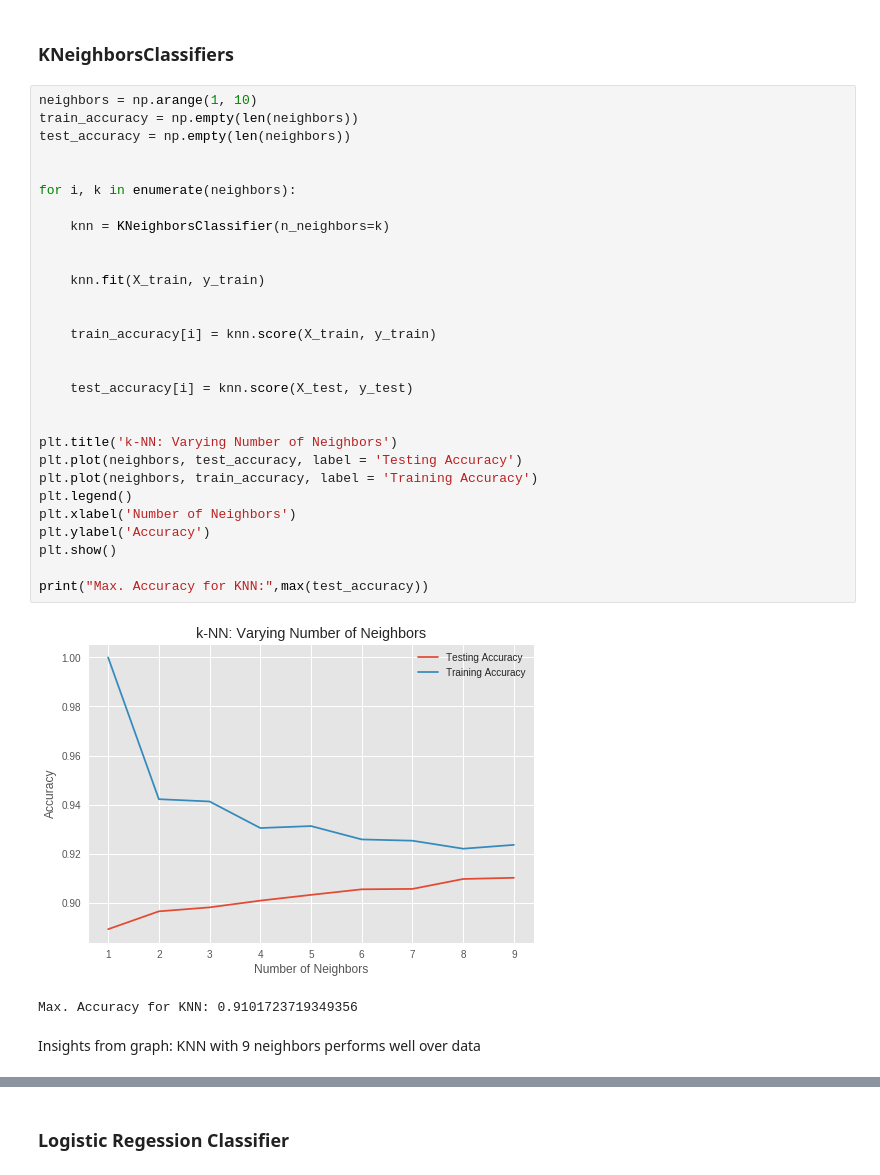
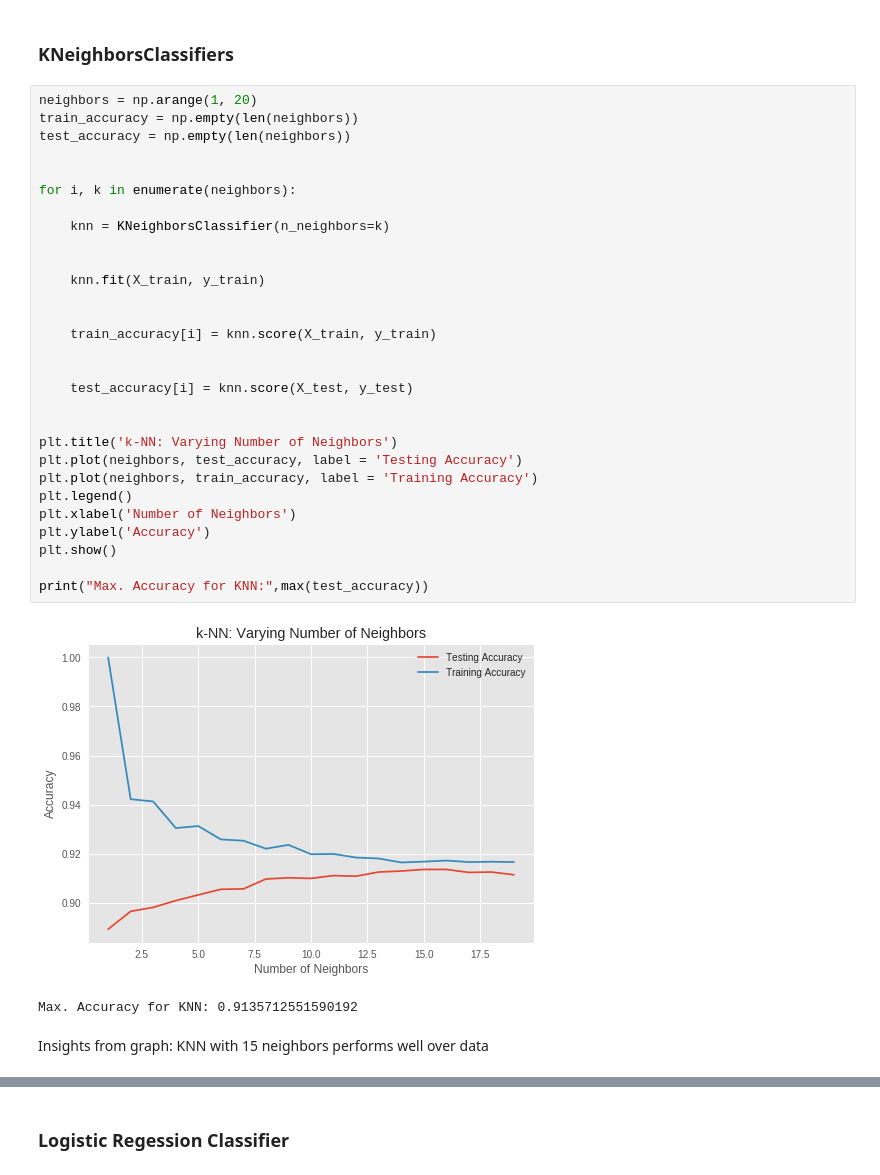
Before and after one commit to Tarandeep97/bank_marketing_analysis, a Jupyter notebook: Bank_Marketing_prediction.ipynb, the cells around one changed output, grey strips where cells are left out. Cells and saved outputs as stored; diff of their text form.

```diff
--- a/Bank_Marketing_prediction.ipynb
+++ b/Bank_Marketing_prediction.ipynb
@@ -143,37 +145,37 @@ def roc_display(y_test, y_pred_prob):
 # %% [markdown]
 ### KNeighborsClassifiers
 # %%
-neighbors = np.arange(1, 10)
+neighbors = np.arange(1, 20)
 train_accuracy = np.empty(len(neighbors))
 test_accuracy = np.empty(len(neighbors))
 
 
 for i, k in enumerate(neighbors):
 
     knn = KNeighborsClassifier(n_neighbors=k)
 
 
     knn.fit(X_train, y_train)
 
 
     train_accuracy[i] = knn.score(X_train, y_train)
 
 
     test_accuracy[i] = knn.score(X_test, y_test)
 
 
 plt.title('k-NN: Varying Number of Neighbors')
 plt.plot(neighbors, test_accuracy, label = 'Testing Accuracy')
 plt.plot(neighbors, train_accuracy, label = 'Training Accuracy')
 plt.legend()
 plt.xlabel('Number of Neighbors')
 plt.ylabel('Accuracy')
 plt.show()
 
 print("Max. Accuracy for KNN:",max(test_accuracy))
 # %% [output]
-[figure, old version]
+[figure, new version]
-Max. Accuracy for KNN: 0.9101723719349356
+Max. Accuracy for KNN: 0.9135712551590192
 # %% [markdown]
-Insights from graph: KNN with 9 neighbors performs well over data
+Insights from graph: KNN with 15 neighbors performs well over data
 # %%
```
Also changed, not shown: parts of 9 cells of this notebook.
